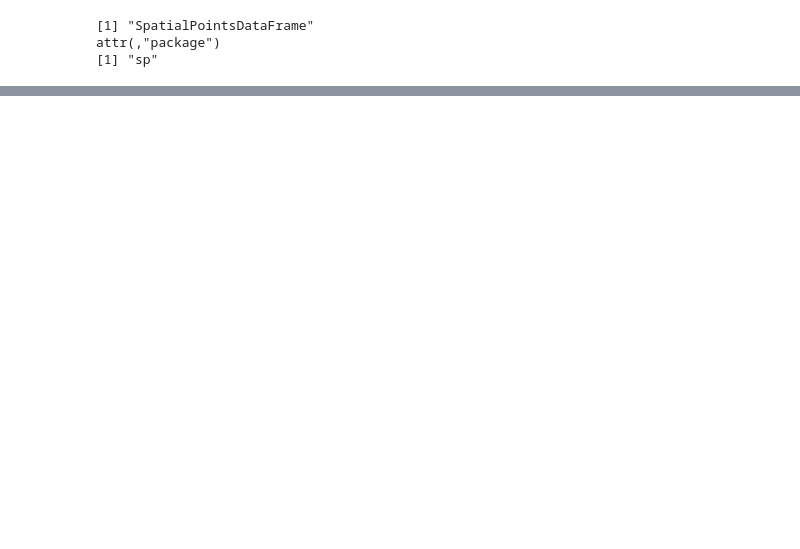
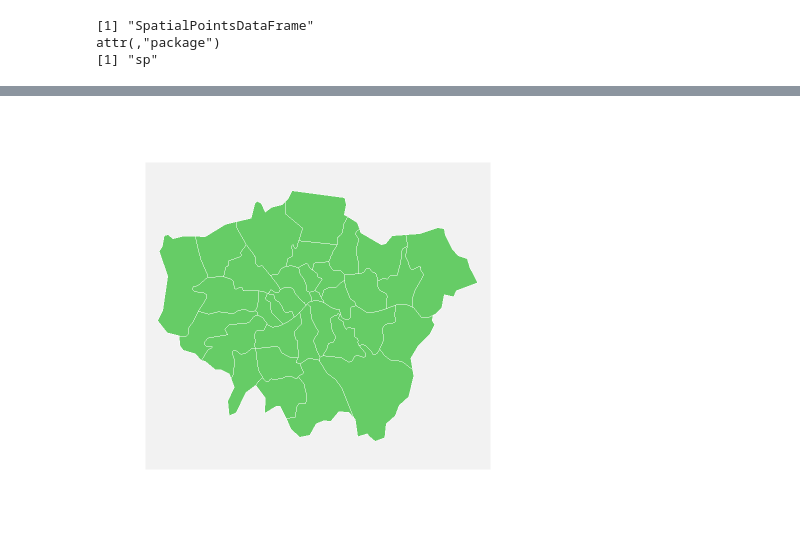
Before and after one commit to cmmarellano/RandomScripts, a Jupyter notebook: A8_draft_final.ipynb, the cells around one changed output, grey strips where cells are left out. Saved outputs shown, nothing was run; the diff lists cells and outputs as text; code cells hidden in the pictures; blank space fills up the shorter version.

```diff
--- a/A8_draft_final.ipynb
+++ b/A8_draft_final.ipynb
@@ -186,6 +189,14 @@ attr(,"package")
 #for checking duplicated locations
 # zero <- zerodist(df2021)
 # length(unique(zero[,1]))
+# %%
+#border file
+download.file("http://www.naturalearthdata.com/http//www.naturalearthdata.com/download/10m/cultural/ne_10m_admin_1_states_provinces.zip",destfile="ne_10m_admin_1_states_provinces.zip")
+unzip("ne_10m_admin_1_states_provinces.zip",exdir="NaturalEarth")
+border <- shapefile("NaturalEarth/ne_10m_admin_1_states_provinces.shp")
+# %%
+#London boundary file
+GreaterLondon <- border[paste(border$region)=="Greater London",]
 # %%
-#Load London boundary file
-GreaterLondon <- shapefile("data/Londondistricts_UTM30.shp")
+# #Load London boundary file
+# GreaterLondon <- shapefile("data/Londondistricts_UTM30.shp")
@@ -191,0 +250,4 @@ GreaterLondon <- shapefile("data/Londondistricts_UTM30.shp")
+# %%
+plot(GreaterLondon, col="#66cc66", bg="#f2f2f2", lwd=0.25, border=0 )
+# %% [output]
+[figure, added]
```
Also changed, not shown: parts of 7 cells of this notebook, 8 other files.
